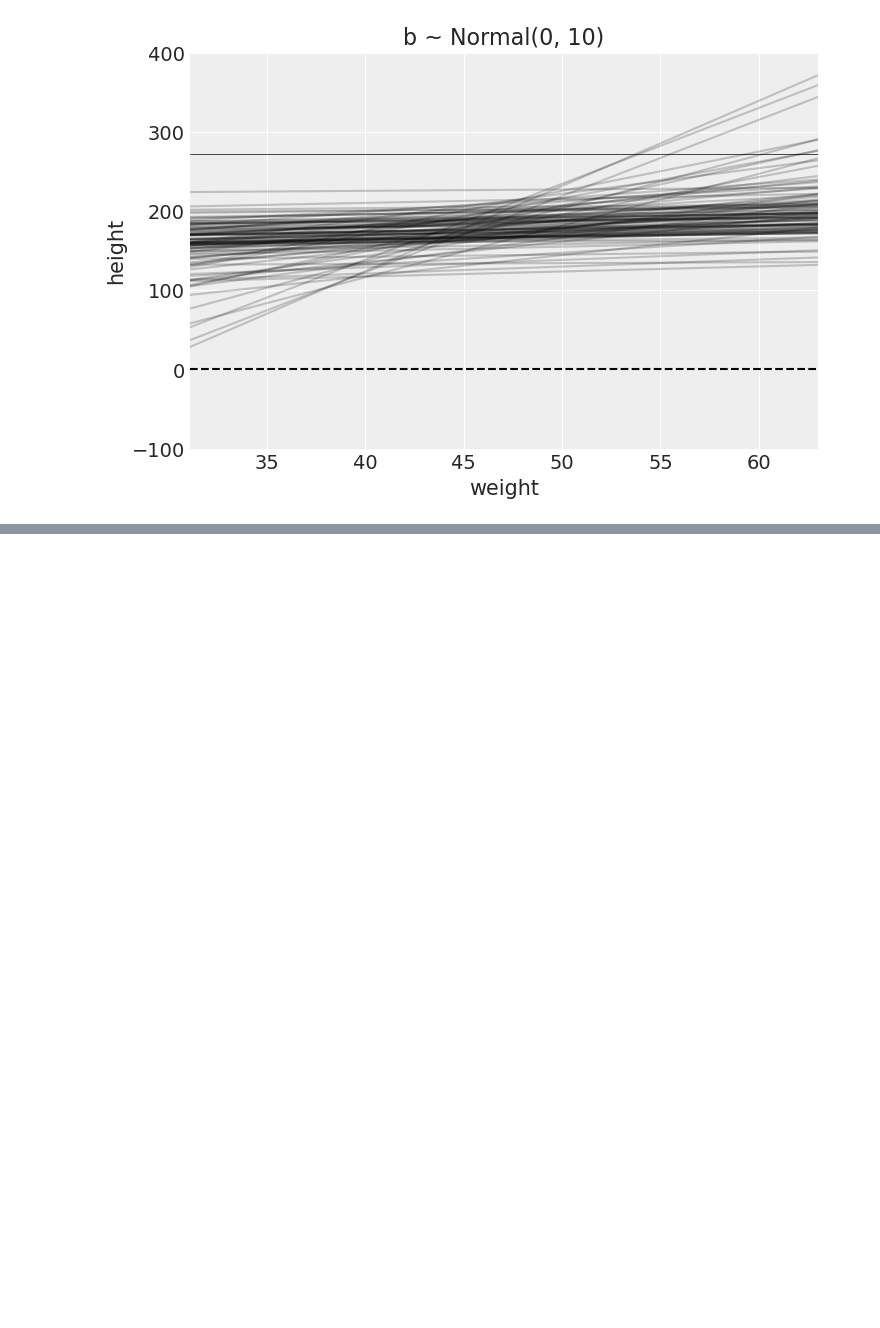
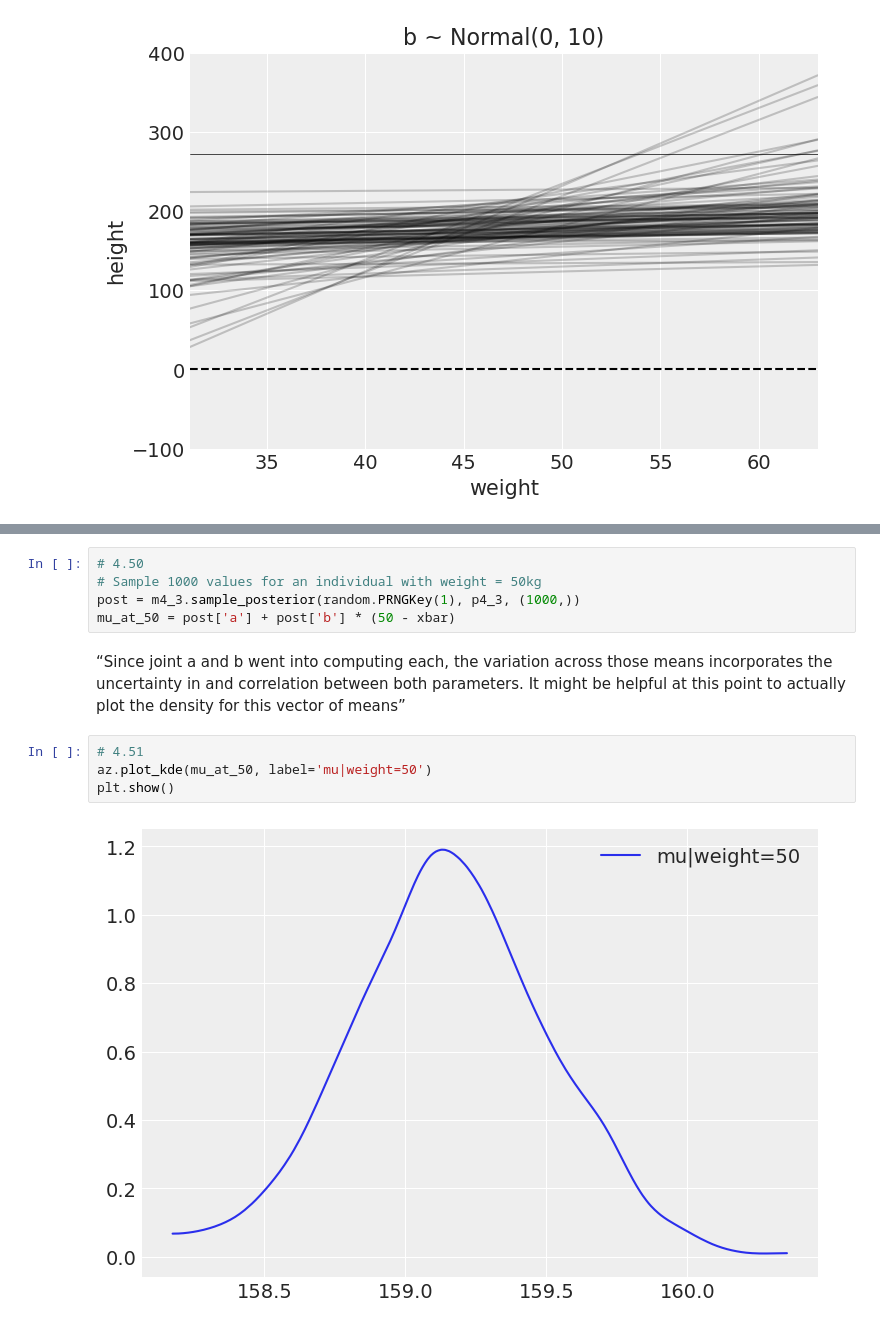
Before and after one commit to krademaker/Pyro, a Jupyter notebook: learning_numpyro/notebooks/SR_ch_4_numpyro.ipynb, the cells around one changed output, grey strips where cells are left out. Cells and saved outputs as stored; diff of their text form; blank space fills up the shorter version.

```diff
--- a/learning_numpyro/notebooks/SR_ch_4_numpyro.ipynb
+++ b/learning_numpyro/notebooks/SR_ch_4_numpyro.ipynb
@@ -522,0 +685,13 @@ plt.show()
+# %%
+# 4.50
+# Sample 1000 values for an individual with weight = 50kg
+post = m4_3.sample_posterior(random.PRNGKey(1), p4_3, (1000,))
+mu_at_50 = post['a'] + post['b'] * (50 - xbar)
+# %% [markdown]
+“Since joint a and b went into computing each, the variation across those means incorporates the uncertainty in and correlation between both parameters. It might be helpful at this point to actually plot the density for this vector of means”
+# %%
+# 4.51
+az.plot_kde(mu_at_50, label='mu|weight=50')
+plt.show()
+# %% [output]
+[figure, added]
```
Also changed, not shown: parts of 113 cells of this notebook.
